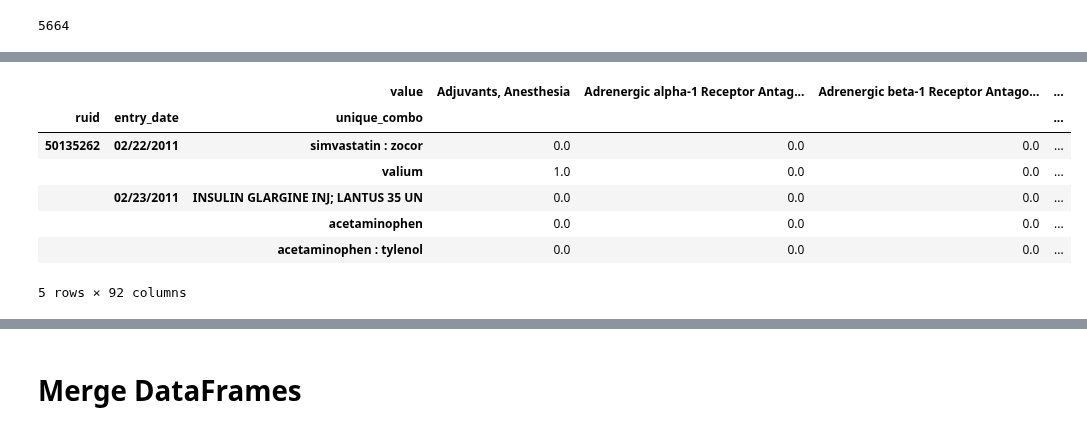
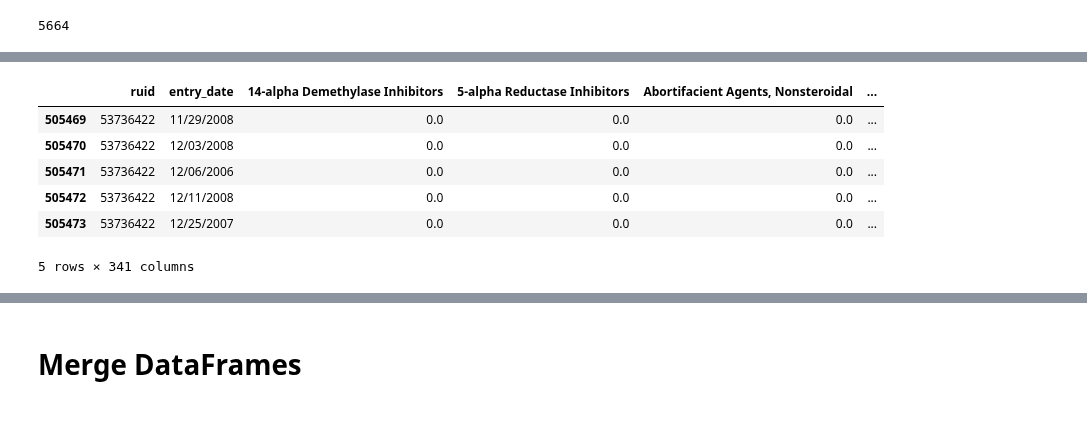
Before and after one commit to alvinjeffery/Bios8366_project, a Jupyter notebook: code/alvin_prelim.ipynb, the cells around one changed output, grey strips where cells are left out. Drawn from its saved outputs; the diff is of its cells as text; code cells hidden in the pictures.

```diff
--- a/code/alvin_prelim.ipynb
+++ b/code/alvin_prelim.ipynb
@@ -691,0 +772,26 @@ meds_wide2.head()
+# %%
+# break dataframe into subsections to prevent timeout
+batch_size = 500
+ruids = [final_ruids[i * batch_size:(i + 1) * batch_size] \
+         for i in range((len(final_ruids) + batch_size - 1) // batch_size)]
+# %%
+if config.print_status:
+    counter = 0
+    print('Created ' + str(len(ruids)) + ' batches.')
+
+med_classes_final_ruids = pd.DataFrame()
+
+for i in range(len(ruids)):
+    if config.print_status:
+        counter += 1
+        print('Starting batch # ' + str(counter))
+
+    temp = meds_wide[meds_wide['ruid'].isin(ruids[i])]
+
+    temp = (temp.drop(columns=['rxcui', 'variable'])
+                .groupby(['ruid', 'entry_date', 'value'])
+                .size()
+                .unstack()
+                .fillna(0))
+
+    med_classes_final_ruids = med_classes_final_ruids.append(temp, sort=True)
@@ -691,0 +816,2 @@ meds_wide2.head()
+# %%
+med_classes_final_ruids.reset_index(inplace=True)
@@ -692,11 +828,10 @@ meds_wide2.head()
 # %%
-meds_wide2.tail()
+med_classes_final_ruids.tail()
 # %% [output]
-|  |  | value | Adjuvants, Anesthesia | Adrenergic alpha-1 Receptor Antag... | Adrenergic beta-1 Receptor Antago... | ... |
-| ruid | entry_date | unique_combo |  |  |  | ... |
-| 50135262 | 02/22/2011 | simvastatin : zocor | 0.0 | 0.0 | 0.0 | ... |
-|  |  | valium | 1.0 | 0.0 | 0.0 | ... |
-|  | 02/23/2011 | INSULIN GLARGINE INJ; LANTUS 35 UN | 0.0 | 0.0 | 0.0 | ... |
-|  |  | acetaminophen | 0.0 | 0.0 | 0.0 | ... |
-|  |  | acetaminophen : tylenol | 0.0 | 0.0 | 0.0 | ... |
+|  | ruid | entry_date | 14-alpha Demethylase Inhibitors | 5-alpha Reductase Inhibitors | Abortifacient Agents, Nonsteroidal | ... |
+| 505469 | 53736422 | 11/29/2008 | 0.0 | 0.0 | 0.0 | ... |
+| 505470 | 53736422 | 12/03/2008 | 0.0 | 0.0 | 0.0 | ... |
+| 505471 | 53736422 | 12/06/2006 | 0.0 | 0.0 | 0.0 | ... |
+| 505472 | 53736422 | 12/11/2008 | 0.0 | 0.0 | 0.0 | ... |
+| 505473 | 53736422 | 12/25/2007 | 0.0 | 0.0 | 0.0 | ... |
-5 rows × 92 columns
+5 rows × 341 columns
```
Also changed, not shown: parts of 65 cells of this notebook.
